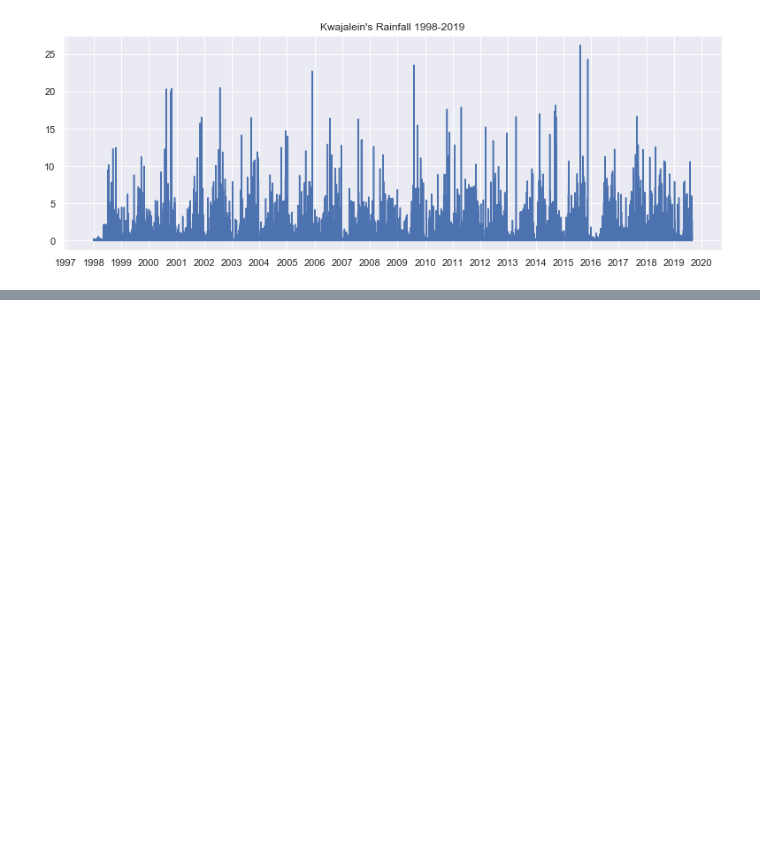
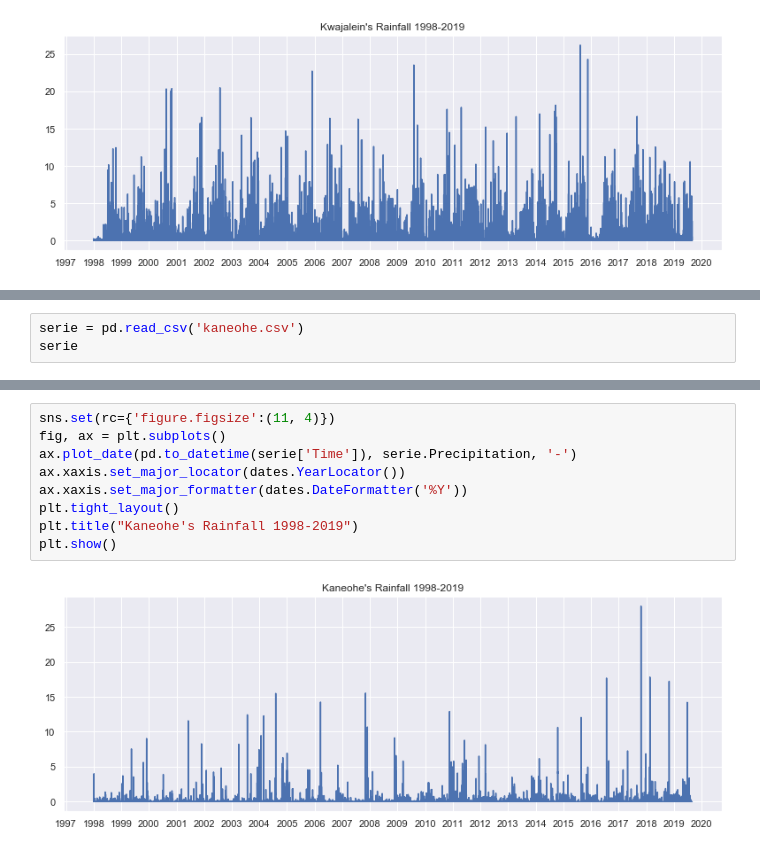
Before and after one commit to oscarmirones/RainfallTimeSeries, a Jupyter notebook: rainfall_time_series.ipynb, the cells around one changed output, grey strips where cells are left out. Drawn from its saved outputs; the diff is of its cells as text; blank space fills up the shorter version.

```diff
--- a/rainfall_time_series.ipynb
+++ b/rainfall_time_series.ipynb
@@ -65,0 +98,3 @@ plt.show()
+# %%
+serie = pd.read_csv('kaneohe.csv')
+serie
@@ -65,0 +115,11 @@ plt.show()
+# %%
+sns.set(rc={'figure.figsize':(11, 4)})
+fig, ax = plt.subplots()
+ax.plot_date(pd.to_datetime(serie['Time']), serie.Precipitation, '-')
+ax.xaxis.set_major_locator(dates.YearLocator())
+ax.xaxis.set_major_formatter(dates.DateFormatter('%Y'))
+plt.tight_layout()
+plt.title("Kaneohe's Rainfall 1998-2019")
+plt.show()
+# %% [output]
+[figure, added]
```
Also changed, not shown: parts of 5 cells of this notebook, 2 other files.
